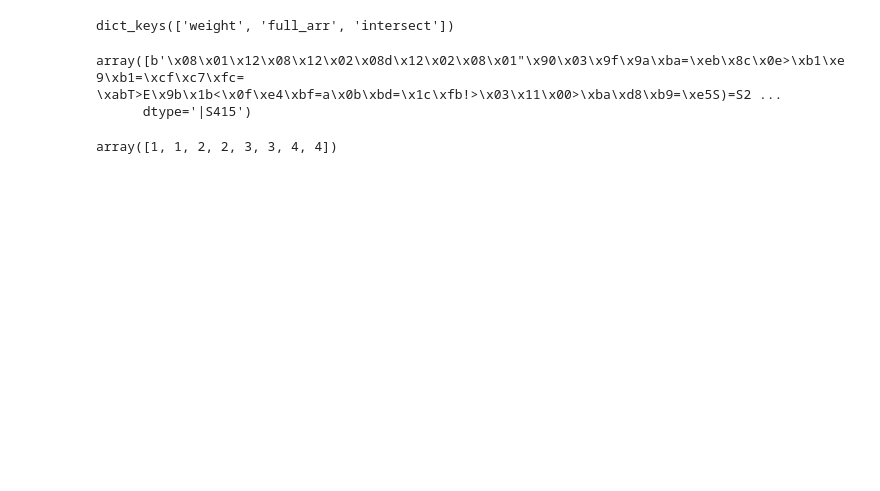
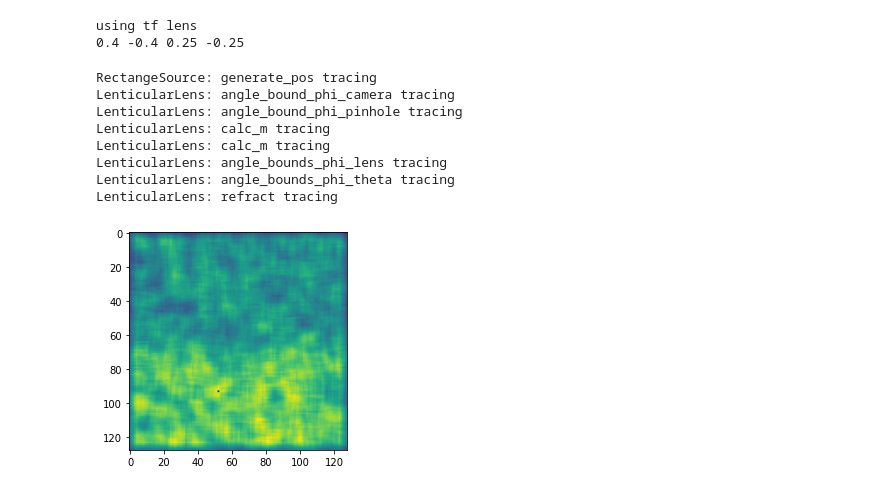
Before and after one commit to LuckyKaloo/Invisibility, a Jupyter notebook: tf_sim/main.ipynb, the cells around one changed output. Drawn from its saved outputs; the diff is of its cells as text; code cells hidden in the pictures; blank space fills up the shorter version.

```diff
--- a/tf_sim/main.ipynb
+++ b/tf_sim/main.ipynb
@@ -102,14 +0,0 @@ bytes_list
-# %%
-result.keys()
-# %% [output]
-dict_keys(['weight', 'full_arr', 'intersect'])
-# %%
-result["weight"]
-# %% [output]
-array([b'\x08\x01\x12\x08\x12\x02\x08d\x12\x02\x08\x01"\x90\x03\x9f\x9a\xba=\xeb\x8c\x0e>\xb1\xe9\xb1=\xcf\xc7\xfc= \xabT>E\x9b\x1b<\x0f\xe4\xbf=a\x0b\xbd=\x1c\xfb!>\x03\x11\x00>\xba\xd8\xb9=\xe5S)=S2 ...
-      dtype='|S415')
-# %%
-arr = np.array([1, 2, 3, 4])
-np.repeat(arr, 2)
-# %% [output]
-array([1, 1, 2, 2, 3, 3, 4, 4])
@@ -115,0 +59,32 @@ array([1, 1, 2, 2, 3, 3, 4, 4])
+# %%
+NUM_TO_PASS = 10 ** 7
+
+IMG_RESOLUTION = 128
+
+raytracer = RayTracer(config=config)
+
+s = tf.constant(0.0)
+pdf = tf.zeros(shape=(1, IMG_RESOLUTION, IMG_RESOLUTION, 1))
+
+with (pbar := tqdm_notebook(total=NUM_TO_PASS)):
+    while s.numpy() < NUM_TO_PASS:
+        pdf, n_rays = raytracer.trace_for_pdf(pdf)
+        s += n_rays
+        pbar.update(n_rays.numpy())
+        if not tf.math.is_finite(n_rays).numpy():
+            print("i dont like this")
+
+plt.imshow(tf.cast(pdf / tf.reduce_max(pdf) * 256, tf.uint8).numpy()[0])
+plt.show()
+# %% [output]
+using tf lens
+0.4 -0.4 0.25 -0.25
+RectangeSource: generate_pos tracing
+LenticularLens: angle_bound_phi_camera tracing
+LenticularLens: angle_bound_phi_pinhole tracing
+LenticularLens: calc_m tracing
+LenticularLens: calc_m tracing
+LenticularLens: angle_bounds_phi_lens tracing
+LenticularLens: angle_bounds_phi_theta tracing
+LenticularLens: refract tracing
+[figure, added]
```
Also changed, not shown: parts of 13 cells of this notebook, 3 other files.
